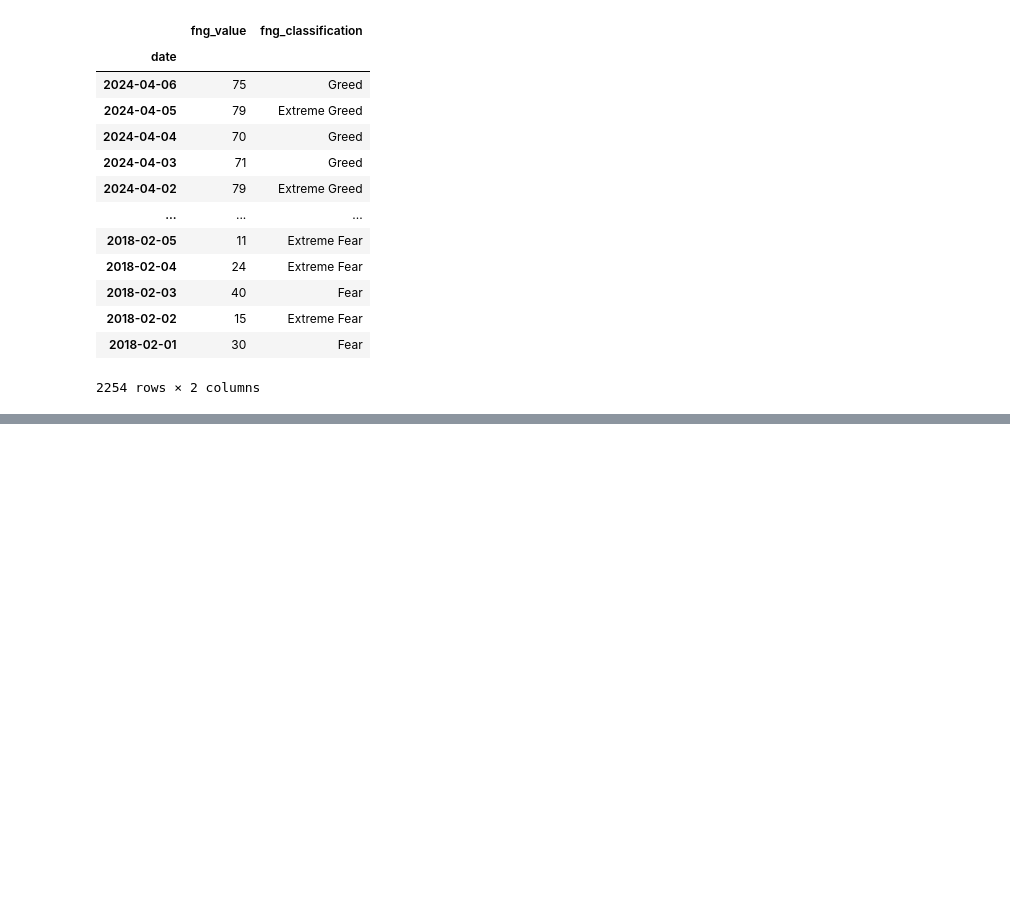
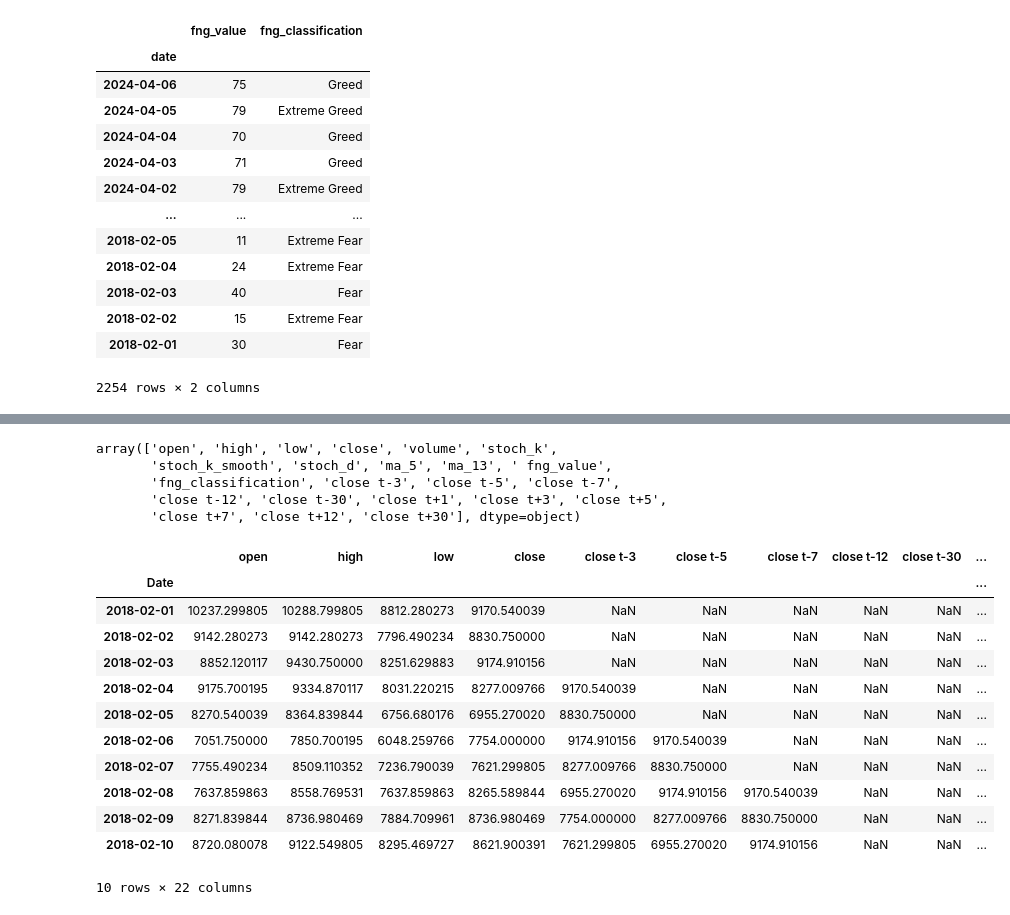
Before and after one commit to Jehoi-ga-ada/Bitcoin-Trend-Analysis, a Jupyter notebook: data_joining/DataJoin.ipynb, the cells around one changed output, grey strips where cells are left out. Cells and saved outputs as stored; diff of their text form; code cells hidden in the pictures; blank space fills up the shorter version.

```diff
--- a/data_joining/DataJoin.ipynb
+++ b/data_joining/DataJoin.ipynb
@@ -4,5 +8,5 @@ import yfinance as yf
 # %%
-daily_sentiment = pd.read_csv("fng_data.csv")
+daily_sentiment = pd.read_csv("../datasets/fng_data.csv")
 btc_price_action = yf.Ticker("BTC-USD")
 btc_price_action = btc_price_action.history("max")
 btc_price_action.index = pd.to_datetime(btc_price_action.index).tz_localize(None)
@@ -104 +118,41 @@ btc_price_action.fillna(method='ffill', inplace=True)
+# %%
+btc_price_action['close t-3'] = btc_price_action['close'].shift(3)
+btc_price_action['close t-5'] = btc_price_action['close'].shift(5)
+btc_price_action['close t-7'] = btc_price_action['close'].shift(7)
+btc_price_action['close t-12'] = btc_price_action['close'].shift(12)
+btc_price_action['close t-30'] = btc_price_action['close'].shift(30)
+btc_price_action['close t+1'] = btc_price_action['close'].shift(-1)
+btc_price_action['close t+3'] = btc_price_action['close'].shift(-3)
+btc_price_action['close t+5'] = btc_price_action['close'].shift(-5)
+btc_price_action['close t+7'] = btc_price_action['close'].shift(-7)
+btc_price_action['close t+12'] = btc_price_action['close'].shift(-12)
+btc_price_action['close t+30'] = btc_price_action['close'].shift(-30)
+# %%
+btc_price_action.columns.values
+# %% [output]
+array(['open', 'high', 'low', 'close', 'volume', 'stoch_k',
+       'stoch_k_smooth', 'stoch_d', 'ma_5', 'ma_13', ' fng_value',
+       'fng_classification', 'close t-3', 'close t-5', 'close t-7',
+       'close t-12', 'close t-30', 'close t+1', 'close t+3', 'close t+5',
+       'close t+7', 'close t+12', 'close t+30'], dtype=object)
+# %%
+btc_price_action = btc_price_action[['open', 'high', 'low', 'close', 'close t-3', 'close t-5', 'close t-7','close t-12', 'close t-30', 'close t+3', 'close t+5', 'close t+7'
+                                   ,'close t+12', 'close t+30', 'volume', 'stoch_k',
+                                   'stoch_k_smooth', 'stoch_d', 'ma_5', 'ma_13', ' fng_value',
+                                   'fng_classification']]
+btc_price_action.head(10)
+# %% [output]
+|  | open | high | low | close | close t-3 | close t-5 | close t-7 | close t-12 | close t-30 | ... |
+| Date |  |  |  |  |  |  |  |  |  | ... |
+| 2018-02-01 | 10237.299805 | 10288.799805 | 8812.280273 | 9170.540039 | NaN | NaN | NaN | NaN | NaN | ... |
+| 2018-02-02 | 9142.280273 | 9142.280273 | 7796.490234 | 8830.750000 | NaN | NaN | NaN | NaN | NaN | ... |
+| 2018-02-03 | 8852.120117 | 9430.750000 | 8251.629883 | 9174.910156 | NaN | NaN | NaN | NaN | NaN | ... |
+| 2018-02-04 | 9175.700195 | 9334.870117 | 8031.220215 | 8277.009766 | 9170.540039 | NaN | NaN | NaN | NaN | ... |
+| 2018-02-05 | 8270.540039 | 8364.839844 | 6756.680176 | 6955.270020 | 8830.750000 | NaN | NaN | NaN | NaN | ... |
+| 2018-02-06 | 7051.750000 | 7850.700195 | 6048.259766 | 7754.000000 | 9174.910156 | 9170.540039 | NaN | NaN | NaN | ... |
+| 2018-02-07 | 7755.490234 | 8509.110352 | 7236.790039 | 7621.299805 | 8277.009766 | 8830.750000 | NaN | NaN | NaN | ... |
+| 2018-02-08 | 7637.859863 | 8558.769531 | 7637.859863 | 8265.589844 | 6955.270020 | 9174.910156 | 9170.540039 | NaN | NaN | ... |
+| 2018-02-09 | 8271.839844 | 8736.980469 | 7884.709961 | 8736.980469 | 7754.000000 | 8277.009766 | 8830.750000 | NaN | NaN | ... |
+| 2018-02-10 | 8720.080078 | 9122.549805 | 8295.469727 | 8621.900391 | 7621.299805 | 6955.270020 | 9174.910156 | NaN | NaN | ... |
+10 rows × 22 columns
 # %%
```
Also changed, not shown: parts of 8 cells of this notebook, 4 other files.
